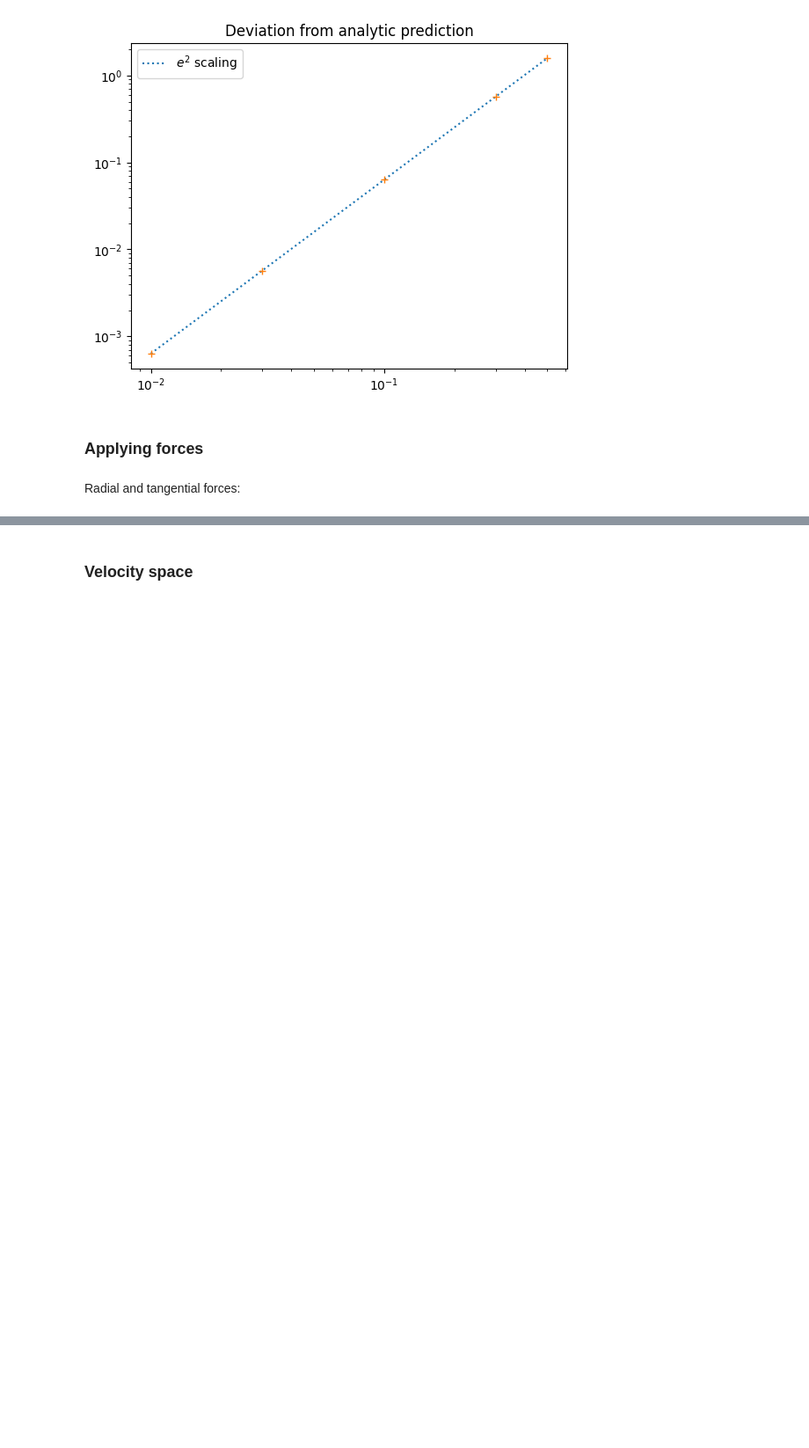
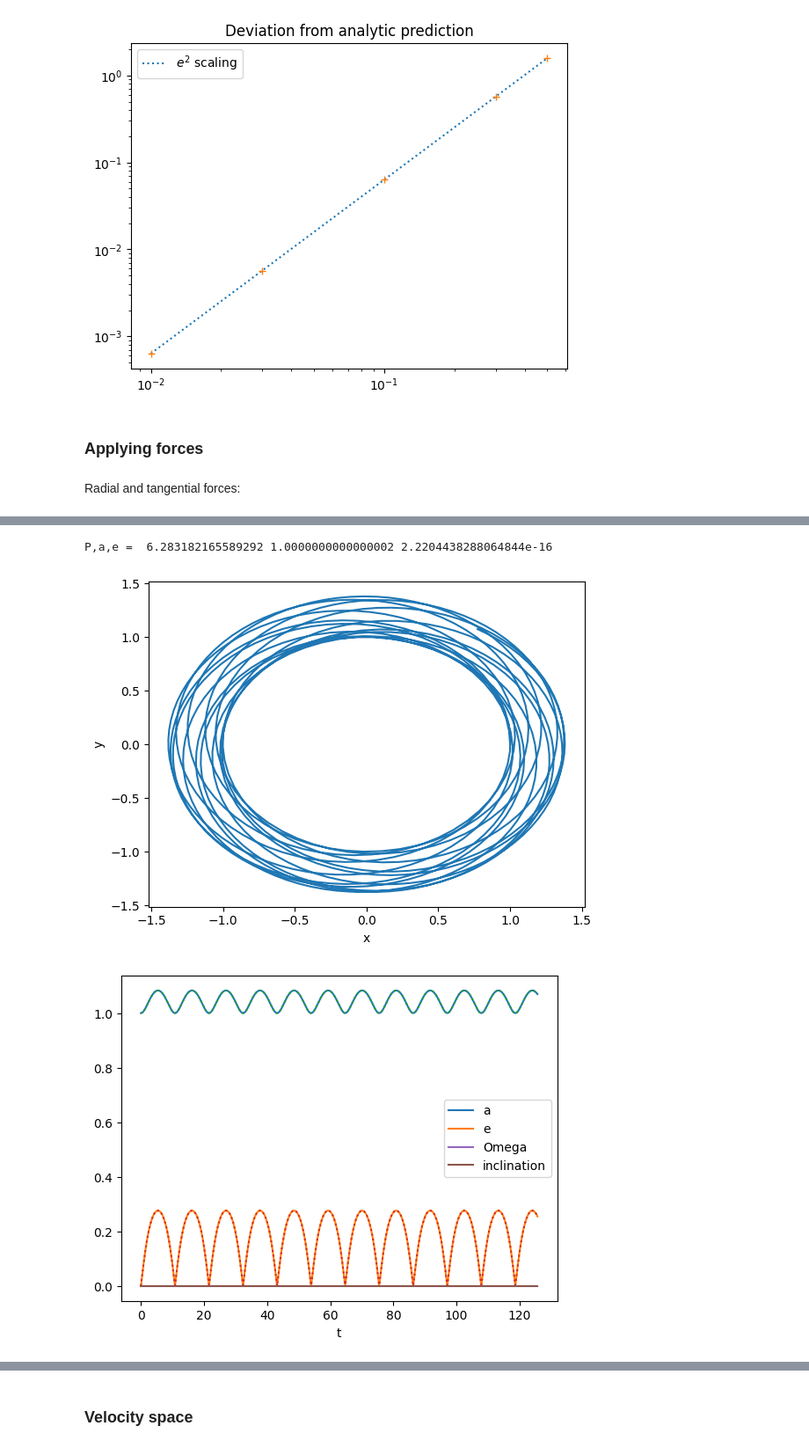
Before and after one commit to yggbg/phys633_week8, a Jupyter notebook: Week1/week1_solutions.ipynb, the cells around one changed output, grey strips where cells are left out. Shown at 88% size. Saved outputs shown, nothing was run; the diff lists cells and outputs as text; code cells hidden in the pictures; blank space fills up the shorter version.

```diff
--- a/Week1/week1_solutions.ipynb
+++ b/Week1/week1_solutions.ipynb
@@ -308,0 +305,7 @@ Text(0.5, 0, 't')
+# %%
+# radial force
+do_sim(0.1, Norbits=20, force='radial')
+# %% [output]
+P,a,e =  6.283182165589292 1.0000000000000002 2.2204438288064844e-16
+[figure, added]
+[figure, added]
```
Also changed, not shown: parts of 7 cells of this notebook.
